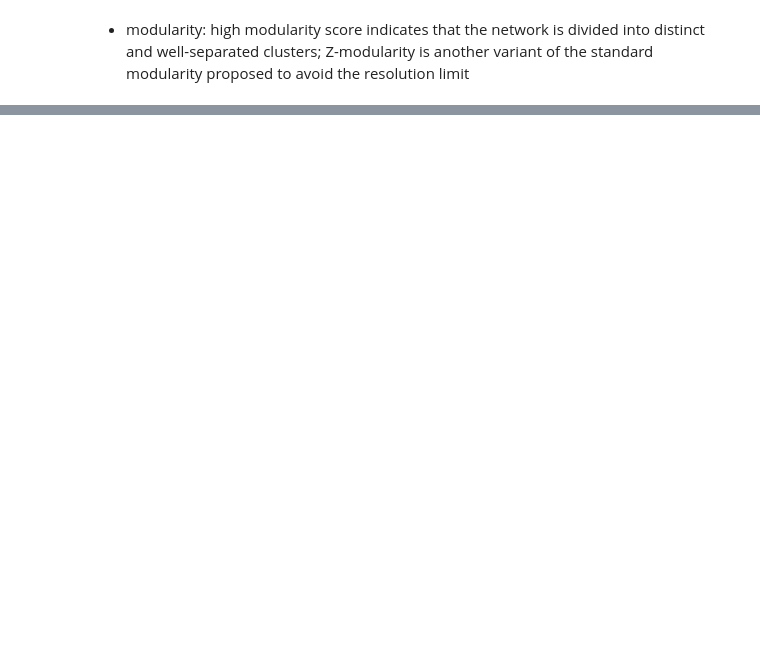
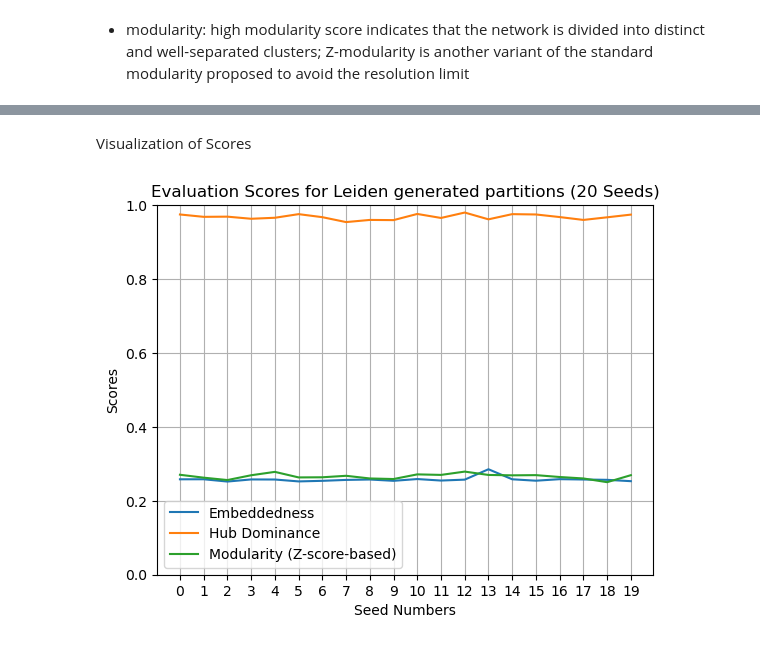
Before and after one commit to vivkow/Evolgath, a Jupyter notebook: Pt 5 Clustering Algorithms.ipynb, the cells around one changed output, grey strips where cells are left out. Cells and saved outputs as stored; diff of their text form; code cells hidden in the pictures; blank space fills up the shorter version.

```diff
--- a/Pt 5 Clustering Algorithms.ipynb
+++ b/Pt 5 Clustering Algorithms.ipynb
@@ -280,0 +287,24 @@ print(df_zmod)
+# %% [markdown]
+Visualization of Scores
+# %%
+seeds = list(range(num_seeds))
+
+embeddedness_scores = [c[2] for c in embeddedness_values] # taking the third value of the results (tuple)
+hub_scores = [c[2] for c in hub_values]
+modularity_scores = [c[2] for c in zmod_values]
+
+plt.plot(seeds, embeddedness_scores, label='Embeddedness')
+plt.plot(seeds, hub_scores, label='Hub Dominance')
+plt.plot(seeds, modularity_scores, label='Modularity (Z-score-based)')
+
+plt.xlabel('Seed Numbers')
+plt.ylabel('Scores')
+plt.title('Evaluation Scores for Leiden generated partitions (20 Seeds)')
+plt.xticks(range(0,20)) # stops with 19
+plt.ylim(0, 1)
+plt.grid(True)
+plt.legend()
+
+plt.show()
+# %% [output]
+[figure, added]
```
Also changed, not shown: parts of 16 cells of this notebook, 2 other files.
